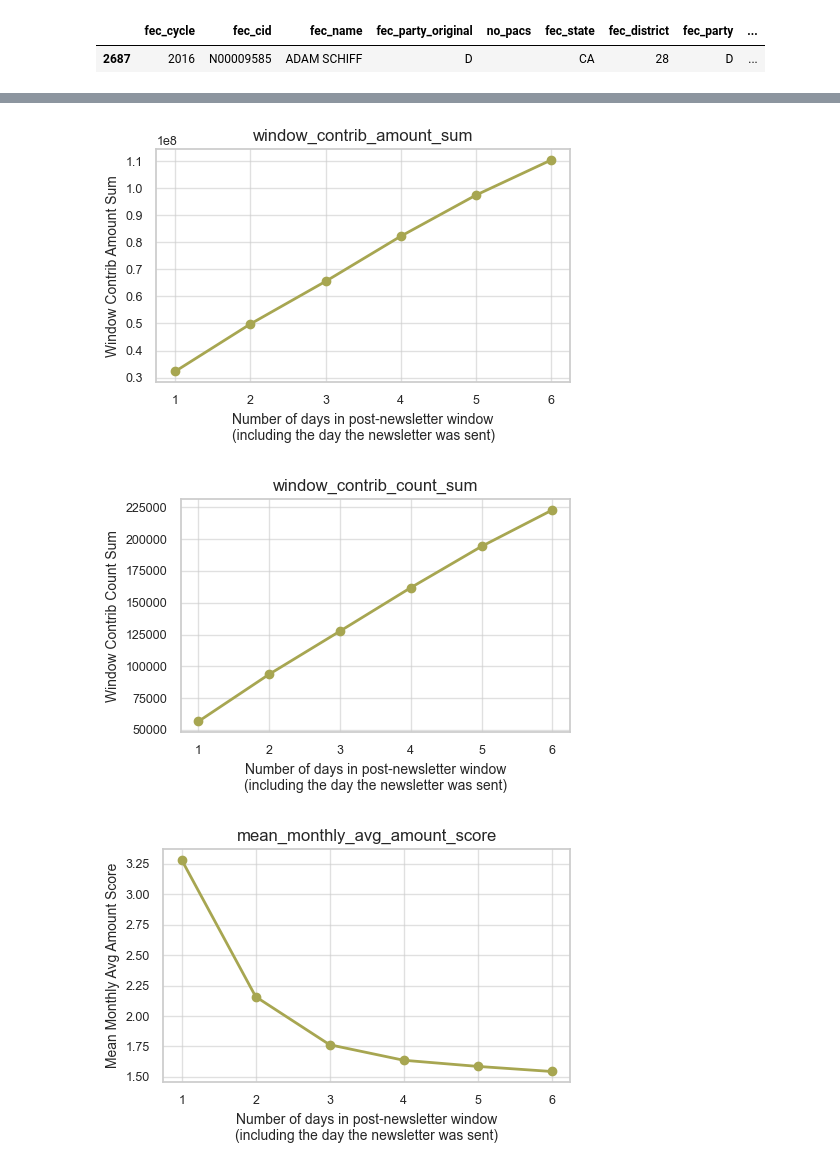
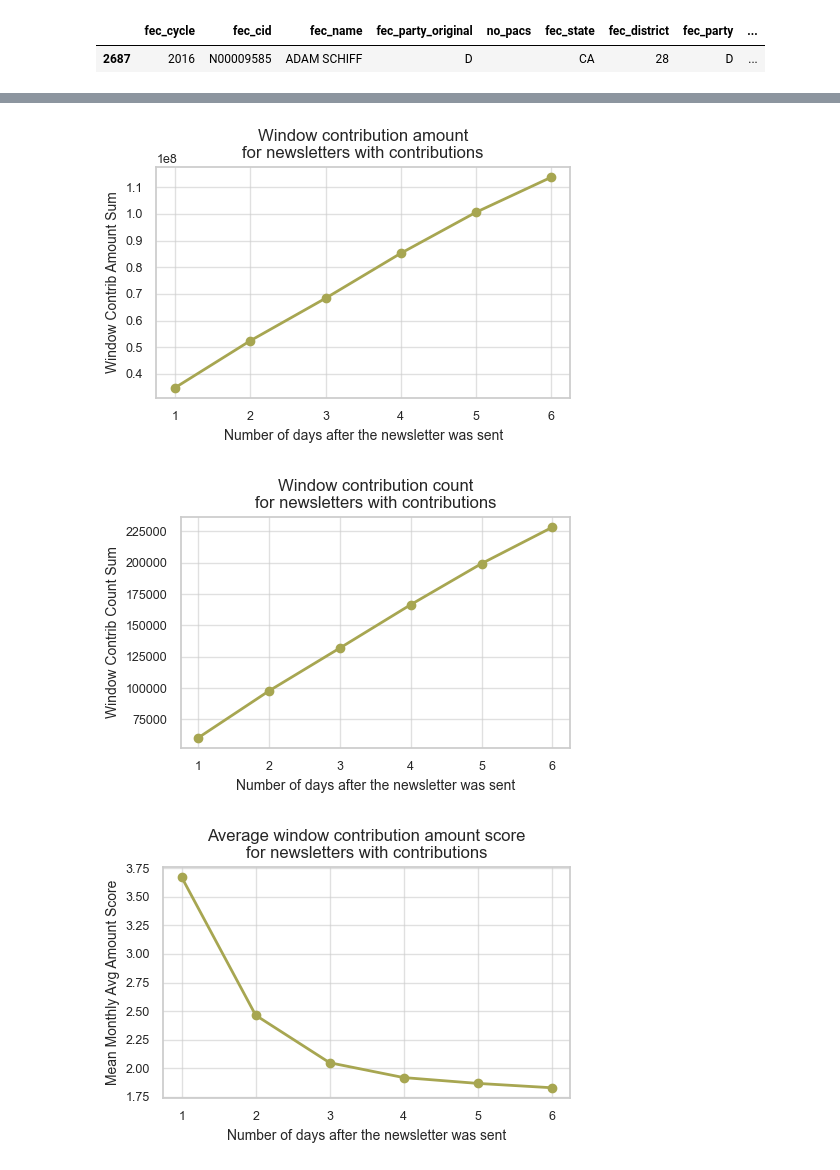
Before and after one commit to marobinette/cfd-project-ds1, a Jupyter notebook: notebooks/Matched_Politicians_Dataset_Creation.ipynb, the cells around one changed output, grey strips where cells are left out. Saved outputs shown, nothing was run; the diff lists cells and outputs as text; code cells hidden in the pictures.

```diff
--- a/notebooks/Matched_Politicians_Dataset_Creation.ipynb
+++ b/notebooks/Matched_Politicians_Dataset_Creation.ipynb
@@ -72,7 +72,7 @@ dcinbox_clean_columns_df.head()
 | 3 | The Leader's Daily Schedule - 1/3/17 | The Leader's Daily Schedule - 1/3... | 1.48337E+12 | M001165 | 114 | Kevin | McCarthy | 1/26/65 | ... |
 | 4 | What I've Been Working On | Click here to open this e-mail in... | 1.48337E+12 | C001084 | 114 | David | Cicilline | 7/15/61 | ... |
 # %%
-# Field cleanup for DC Inbox table
+# Field cleanup for DC Inbox table & adding unique ID per newsletter
 
 # dcinbox_df = dcinbox_clean_columns_df
 dcinbox_df = dcinbox_clean_columns_df.copy()
@@ -111,7 +111,11 @@ dcinbox_df["Party"] = (
 dcinbox_df["State"] = dcinbox_df["State"].fillna("").str.strip().str.upper()
 dcinbox_df["Party"] = dcinbox_df["Party"].str.upper()
 
+# Add a unique ID for each newsletter (based on the index row)
+dcinbox_df["newsletter_id"] = ["NL" + str(i).zfill(6) for i in range(1, len(dcinbox_df) + 1)]
+
 print(len(dcinbox_df))
+print(dcinbox_df["newsletter_id"].nunique())
 dcinbox_df.head()
 # %% [output]
 24224
@@ -421,31 +430,24 @@ dc_inbox_sum_df.head()
 # Join summarized FEC and DC Inbox into a new data frame (left join) by day & politician,
 # For use in computing rolling window contribution amount & count columns
 
-print(len(dc_inbox_sum_df))
+print(len(dcinbox_merged_df))
 print(len(cand_contribs_df))
 
 # Date field type corrections
-dc_inbox_sum_df['dc_date'] = pd.to_datetime(dc_inbox_sum_df['dc_date'])
+dcinbox_merged_df['dc_date'] = pd.to_datetime(dcinbox_merged_df['dc_date'])
 cand_contribs_df['contrib_date'] = pd.to_datetime(cand_contribs_df['contrib_date'])
 
 window_col_join_df = cand_contribs_df.merge(
 # joined_all_df = test_dcinbox_df.merge(
     # dc_inbox_sum_df,
-    dc_inbox_sum_df.drop(columns=["fec_cycle", "fec_name", "dc_party", "dc_chamber", "dc_district",
-                                  "dc_name", "newsletter_count", "body_word_count_sum",
+    dcinbox_merged_df.drop(columns=["fec_cycle", "fec_name", "dc_party", "dc_chamber", "dc_district",
+                                  "dc_name", "newsletter_count", "body_word_count",
                                   "dc_state", "dc_gender", "dc_congress"]),
     left_on = ['fec_cid', "contrib_date"],
     right_on = ['fec_cid', "dc_date"],
     how = 'left'
 )
 
-# Drop the columns we don't need
-# window_col_join_df = window_col_join_df.drop(columns=["dc_date"])
-
-# Fill missing counts and amounts with 0 for candidates with no contributions (per day)
-# dc_inbox_sum_df['contrib_count'] = dc_inbox_sum_df['body_word_count_sum'].fillna(0).astype(int)
-# window_col_join_df['dc_date'] = window_col_join_df['dc_date'].fillna(0)
-
 print(len(window_col_join_df))
 window_col_join_df.head()
 # dc_inbox_sum_df.info()
@@ -572,8 +584,8 @@ window_col_df.head()
 test_date = "2016-02-07"
 test_name = "SCHIFF"
 
-dc_inbox_sum_df['dc_date'] = pd.to_datetime(dc_inbox_sum_df['dc_date'])
-test_dcinbox_df = dc_inbox_sum_df[dc_inbox_sum_df["dc_date"] == test_date]
+dcinbox_merged_df['dc_date'] = pd.to_datetime(dcinbox_merged_df['dc_date'])
+test_dcinbox_df = dcinbox_merged_df[dcinbox_merged_df["dc_date"] == test_date]
 test_dcinbox_df = test_dcinbox_df[test_dcinbox_df["dc_name"].str.contains(test_name)]
 
 cand_contribs_df['contrib_date'] = pd.to_datetime(cand_contribs_df['contrib_date'])
@@ -813,12 +734,12 @@ for days in test_window_days:
     )
 
     # --- 2. Merge into DC Inbox summary (this produces "detail" rows)
-    joined_all_df = dc_inbox_sum_df.merge(
+    joined_all_df = dcinbox_merged_df.merge(
         temp_df.drop(
             columns=[
                 "fec_cycle", "fec_name", "fec_party", "fec_state",
-                "fec_district", "dc_date", "fundraising_terms_sum",
-                "total_newsletters", "fundraising_ratio_mean"
+                "fec_district", "dc_date", "fundraising_terms",
+                "total_newsletters", "fundraising_ratio"
             ],
             errors="ignore"
         ),
@@ -913,38 +834,39 @@ print(test_summary_df)
 # %%
 # Plot the results of the parameter sweep test
 
 # Create summary table
 cols_to_plot = [
     "window_contrib_amount_sum",
     "window_contrib_count_sum",
     "mean_monthly_avg_amount_score",
     "mean_monthly_avg_count_score"
 ]
 
 # Map column name for title
-col_title = {"window_contrib_amount_sum" : "Window contribution amount",
-             "window_contrib_count_sum" : "Window contribution count",
-             "mean_monthly_avg_amount_score" : "Average window contribution amount score",
-             "mean_monthly_avg_count_score" : "Average window contribution count score"}
+col_title = {"window_contrib_amount_sum" : "Window contribution amount\nfor newsletters with contributions",
+             "window_contrib_count_sum" : "Window contribution count\nfor newsletters with contributions",
+             "mean_monthly_avg_amount_score" : "Average window contribution amount score\nfor newsletters with contributions",
+             "mean_monthly_avg_count_score" : "Average window contribution count score\nfor newsletters with contributions"}
 
 # Create one plot per metric
 for col in cols_to_plot:
     plt.figure(figsize=(5, 3.5))
     plt.plot(
         test_summary_df["window_days"],
         test_summary_df[col],
         marker="o",
         linewidth=2,
         color = breakdown_color1
     )
 
-    plt.title(f"{col}")
-    plt.xlabel("Number of days in post-newsletter window\n(including the day the newsletter was sent)")
+    # plt.title(f"{col}")
+    plt.title(col_title.get(col, col))  # default to column name
+    plt.xlabel("Number of days after the newsletter was sent")
     plt.ylabel(col.replace("_", " ").title())
     plt.grid(True, linestyle="-", alpha=0.6)
     plt.tight_layout()
     plt.show()
 # %% [output]
-[figure, old version]
+[figure, new version]
-[figure, old version]
+[figure, new version]
-[figure, old version]
+[figure, new version]
```
Also changed, not shown: parts of 14 cells of this notebook, 3 other files.
